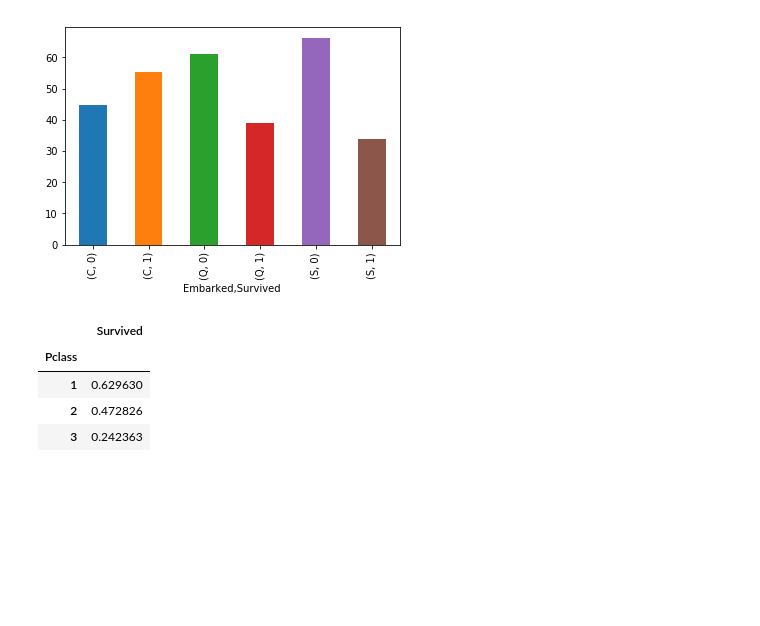
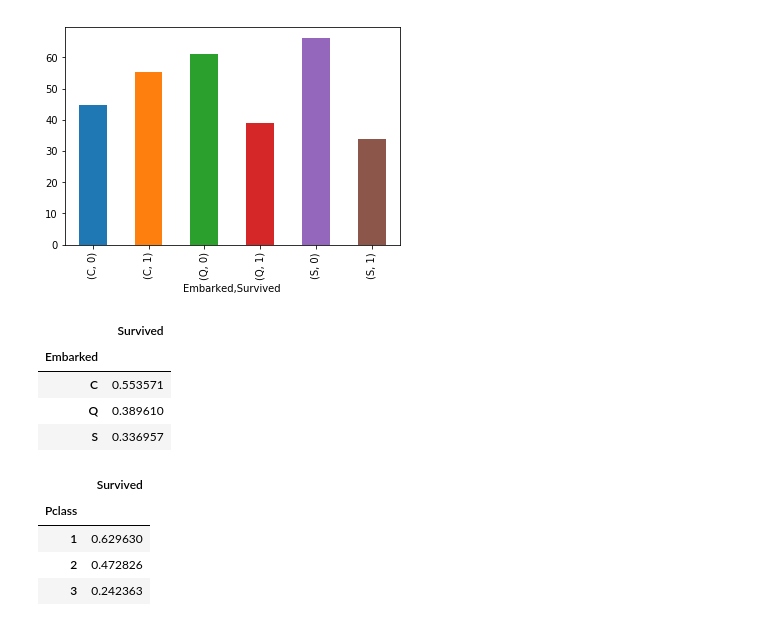
Before and after one commit to north-jewel/data_analysis, a Jupyter notebook: homework/Alex-赵鑫荣/1226monthtest_zxr.ipynb, the cells around one changed output. Saved outputs shown, nothing was run; the diff lists cells and outputs as text; code cells hidden in the pictures; blank space fills up the shorter version.

```diff
--- a/homework/Alex-赵鑫荣/1226monthtest_zxr.ipynb
+++ b/homework/Alex-赵鑫荣/1226monthtest_zxr.ipynb
@@ -175,6 +175,14 @@ plt.show()
 # %%
 #通过以上数据可以看出：在S港口上船、死亡率约为66.31%，明显高于C港口和Q港口
 #在C港口上船、幸存率明显高于Q港口和S港口
+# %%
+df.pivot_table(values = 'Survived',index = 'Embarked',aggfunc = 'mean')
+# %% [output]
+|  | Survived |
+| Embarked |  |
+| C | 0.553571 |
+| Q | 0.389610 |
+| S | 0.336957 |
 # %%
 df.pivot_table(values='Survived',index='Pclass',aggfunc=np.mean)
 # df[df['Pclass'] == 1].Survived.sum() / df[df['Pclass'] == 1].Survived.size
```
Also changed, not shown: parts of 6 cells of this notebook, 9 other files.
